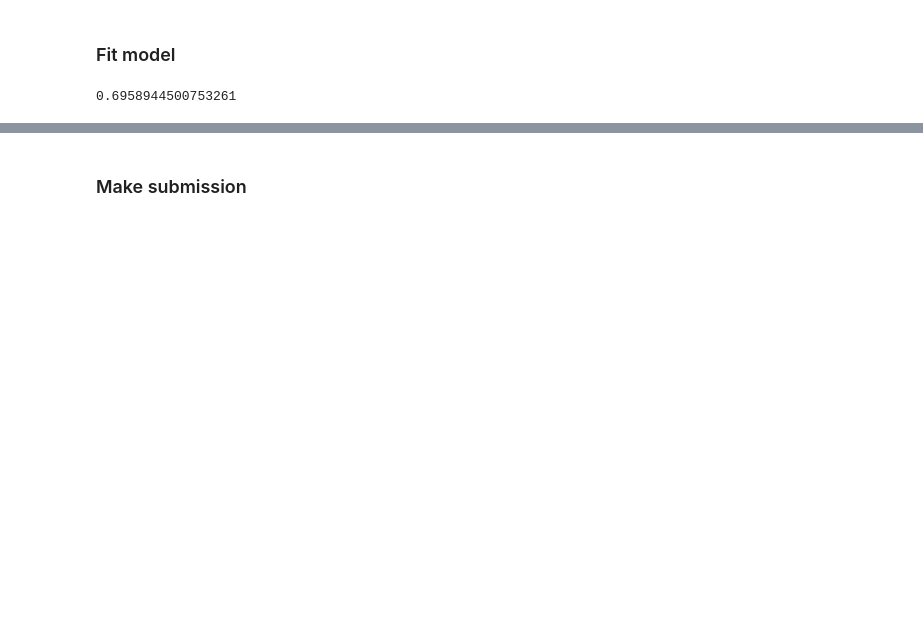
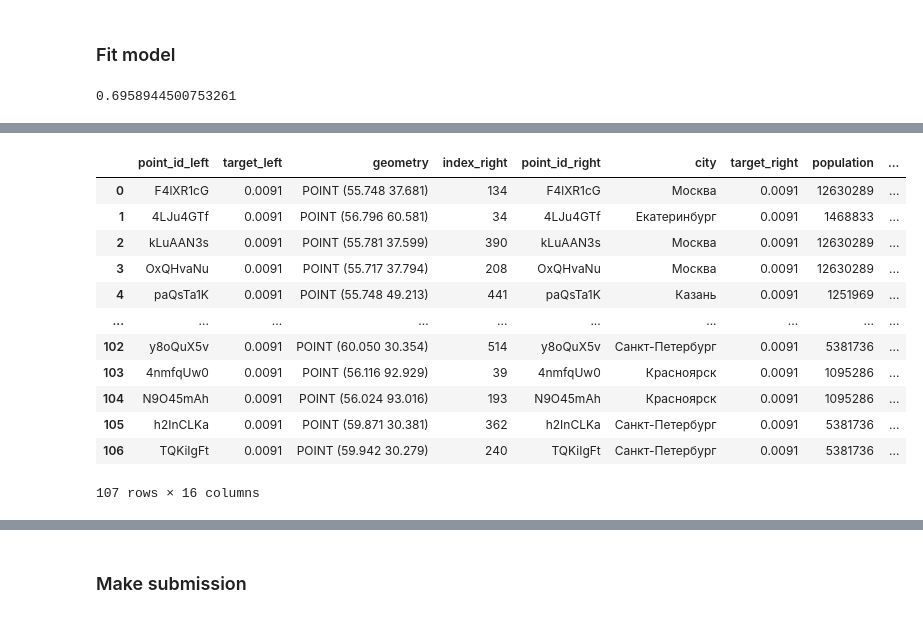
Before and after one commit to TashaYa/GeoMegafon, a Jupyter notebook: Yakusheva_geo_hw.ipynb, the cells around one changed output, grey strips where cells are left out. Cells and saved outputs as stored; diff of their text form; code cells hidden in the pictures; blank space fills up the shorter version.

```diff
--- a/Yakusheva_geo_hw.ipynb
+++ b/Yakusheva_geo_hw.ipynb
@@ -690,0 +699,18 @@ mapa
+# %%
+test = gpd.GeoDataFrame(test).set_geometry('geometry')
+sample = gpd.sjoin(test, dtrain, how="left", op='contains')
+sample
+# %% [output]
+|  | point_id_left | target_left | geometry | index_right | point_id_right | city | target_right | population | ... |
+| 0 | F4lXR1cG | 0.0091 | POINT (55.748 37.681) | 134 | F4lXR1cG | Москва | 0.0091 | 12630289 | ... |
+| 1 | 4LJu4GTf | 0.0091 | POINT (56.796 60.581) | 34 | 4LJu4GTf | Екатеринбург | 0.0091 | 1468833 | ... |
+| 2 | kLuAAN3s | 0.0091 | POINT (55.781 37.599) | 390 | kLuAAN3s | Москва | 0.0091 | 12630289 | ... |
+| 3 | OxQHvaNu | 0.0091 | POINT (55.717 37.794) | 208 | OxQHvaNu | Москва | 0.0091 | 12630289 | ... |
+| 4 | paQsTa1K | 0.0091 | POINT (55.748 49.213) | 441 | paQsTa1K | Казань | 0.0091 | 1251969 | ... |
+| ... | ... | ... | ... | ... | ... | ... | ... | ... | ... |
+| 102 | y8oQuX5v | 0.0091 | POINT (60.050 30.354) | 514 | y8oQuX5v | Санкт-Петербург | 0.0091 | 5381736 | ... |
+| 103 | 4nmfqUw0 | 0.0091 | POINT (56.116 92.929) | 39 | 4nmfqUw0 | Красноярск | 0.0091 | 1095286 | ... |
+| 104 | N9O45mAh | 0.0091 | POINT (56.024 93.016) | 193 | N9O45mAh | Красноярск | 0.0091 | 1095286 | ... |
+| 105 | h2InCLKa | 0.0091 | POINT (59.871 30.381) | 362 | h2InCLKa | Санкт-Петербург | 0.0091 | 5381736 | ... |
+| 106 | TQKiIgFt | 0.0091 | POINT (59.942 30.279) | 240 | TQKiIgFt | Санкт-Петербург | 0.0091 | 5381736 | ... |
+107 rows × 16 columns
```
Also changed, not shown: parts of 26 cells of this notebook, 1 other file.
